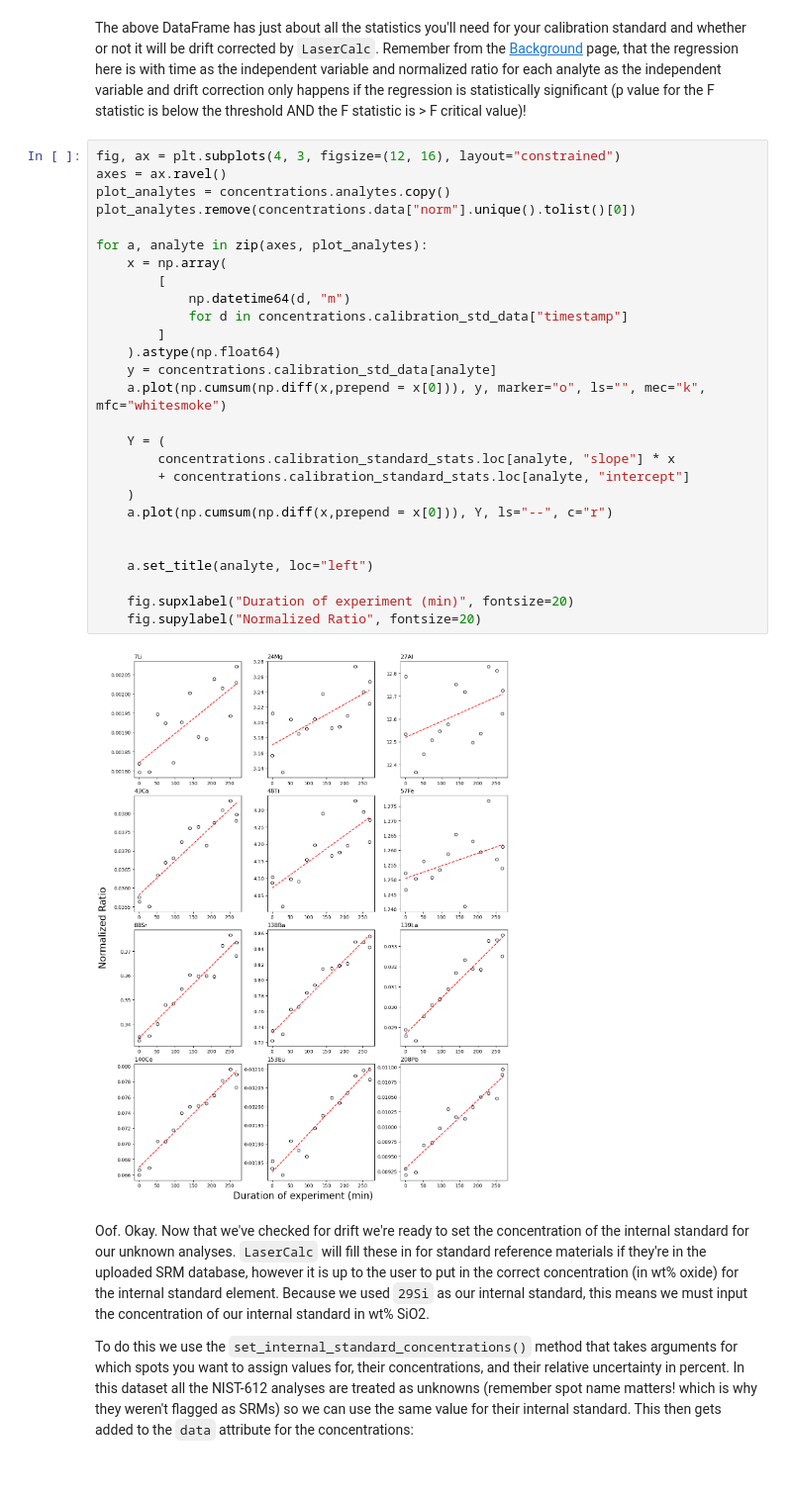
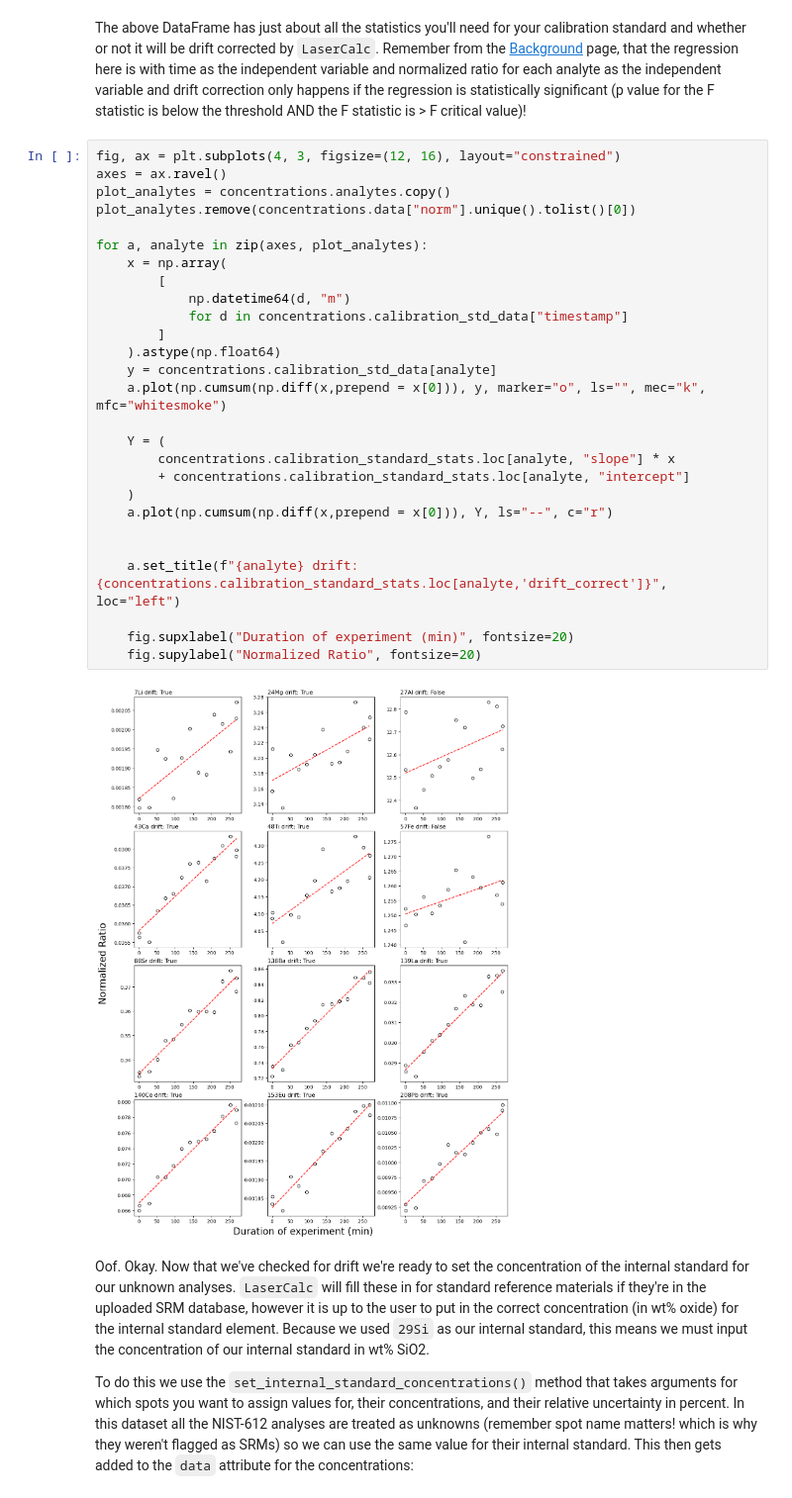
Before and after one commit to jlubbersgeo/lasertram, a Jupyter notebook: lasertram_tutorial.ipynb, the cells around one changed output. Shown: that part at 99% size. Cells and saved outputs as stored; diff of their text form.

```diff
--- a/lasertram_tutorial.ipynb
+++ b/lasertram_tutorial.ipynb
@@ -255,32 +256,32 @@ The above DataFrame has just about all the statistics you'll need for your calib
 # %%
 fig, ax = plt.subplots(4, 3, figsize=(12, 16), layout="constrained")
 axes = ax.ravel()
 plot_analytes = concentrations.analytes.copy()
 plot_analytes.remove(concentrations.data["norm"].unique().tolist()[0])
 
 for a, analyte in zip(axes, plot_analytes):
     x = np.array(
         [
             np.datetime64(d, "m")
             for d in concentrations.calibration_std_data["timestamp"]
         ]
     ).astype(np.float64)
     y = concentrations.calibration_std_data[analyte]
     a.plot(np.cumsum(np.diff(x,prepend = x[0])), y, marker="o", ls="", mec="k", mfc="whitesmoke")
 
     Y = (
         concentrations.calibration_standard_stats.loc[analyte, "slope"] * x
         + concentrations.calibration_standard_stats.loc[analyte, "intercept"]
     )
     a.plot(np.cumsum(np.diff(x,prepend = x[0])), Y, ls="--", c="r")
 
 
-    a.set_title(analyte, loc="left")
+    a.set_title(f"{analyte} drift: {concentrations.calibration_standard_stats.loc[analyte,'drift_correct']}", loc="left")
 
     fig.supxlabel("Duration of experiment (min)", fontsize=20)
     fig.supylabel("Normalized Ratio", fontsize=20)
 # %% [output]
-[figure, old version]
+[figure, new version]
 # %% [markdown]
 Oof. Okay. Now that we've checked for drift we're ready to set the concentration of the internal standard for our unknown analyses. `LaserCalc` will fill these in for standard reference materials if they're in the uploaded SRM database, however it is up to the user to put in the correct concentration (in wt% oxide) for the internal standard element. Because we used `29Si` as our internal standard, this means we must input the concentration of our internal standard in wt% SiO2.
 
```
Also changed, not shown: parts of 7 cells of this notebook, 1 other file.
